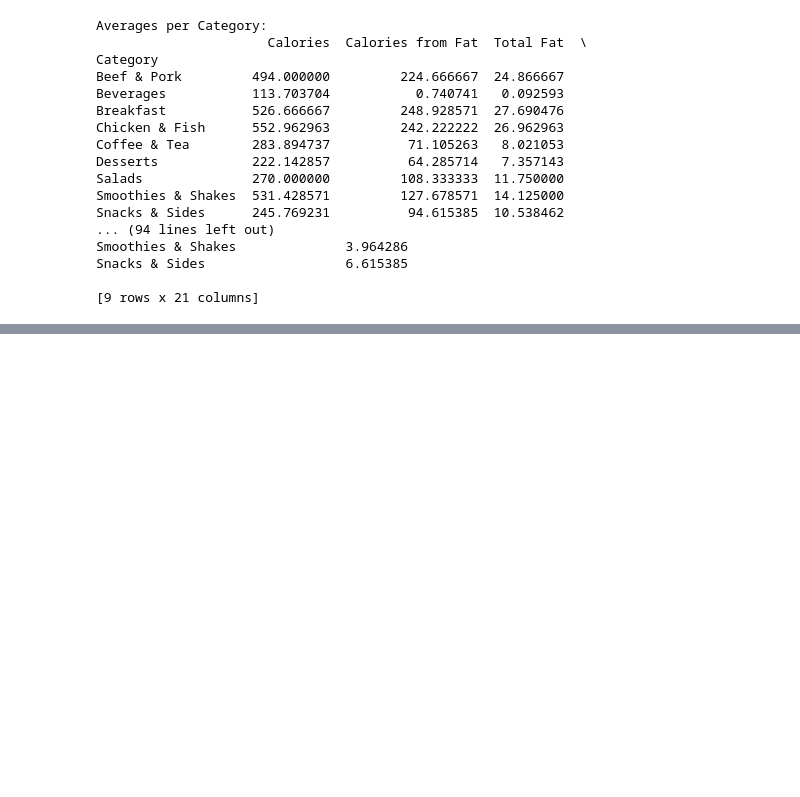
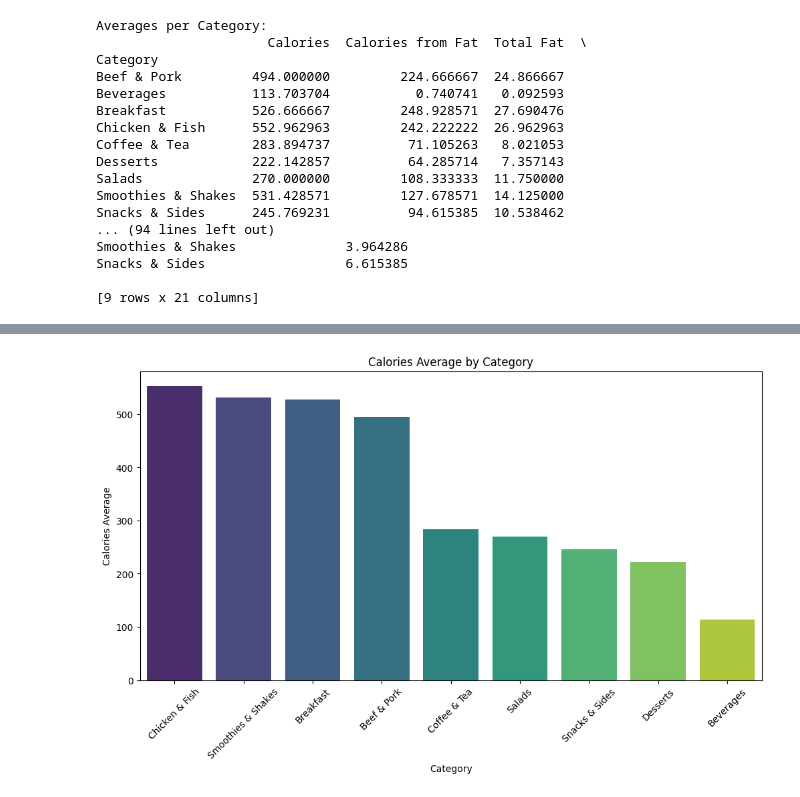
Before and after one commit to laurapetrola/Mcdonalds, a Jupyter notebook: mcdonalds.ipynb, the cells around one changed output, grey strips where cells are left out. Saved outputs shown, nothing was run; the diff lists cells and outputs as text; code cells hidden in the pictures; blank space fills up the shorter version.

```diff
--- a/mcdonalds.ipynb
+++ b/mcdonalds.ipynb
@@ -141,3 +144,14 @@ Snacks & Sides        245.769231
 Desserts              222.142857
 Beverages             113.703704
 Name: Calories, dtype: float64
+# %%
+# Studying the correlation between calories and its foods' categories using barplot
+plt.figure(figsize=(12, 6))
+sns.barplot(x=calories_by_category.index, y=calories_by_category.values, hue=calories_by_category.index, palette='viridis', legend=False)
+plt.title('Calories Average by Category')
+plt.xlabel('Category')
+plt.ylabel('Calories Average')
+plt.xticks(rotation=45)
+plt.show()
+# %% [output]
+[figure, added]
```
Also changed, not shown: parts of 20 cells of this notebook.
